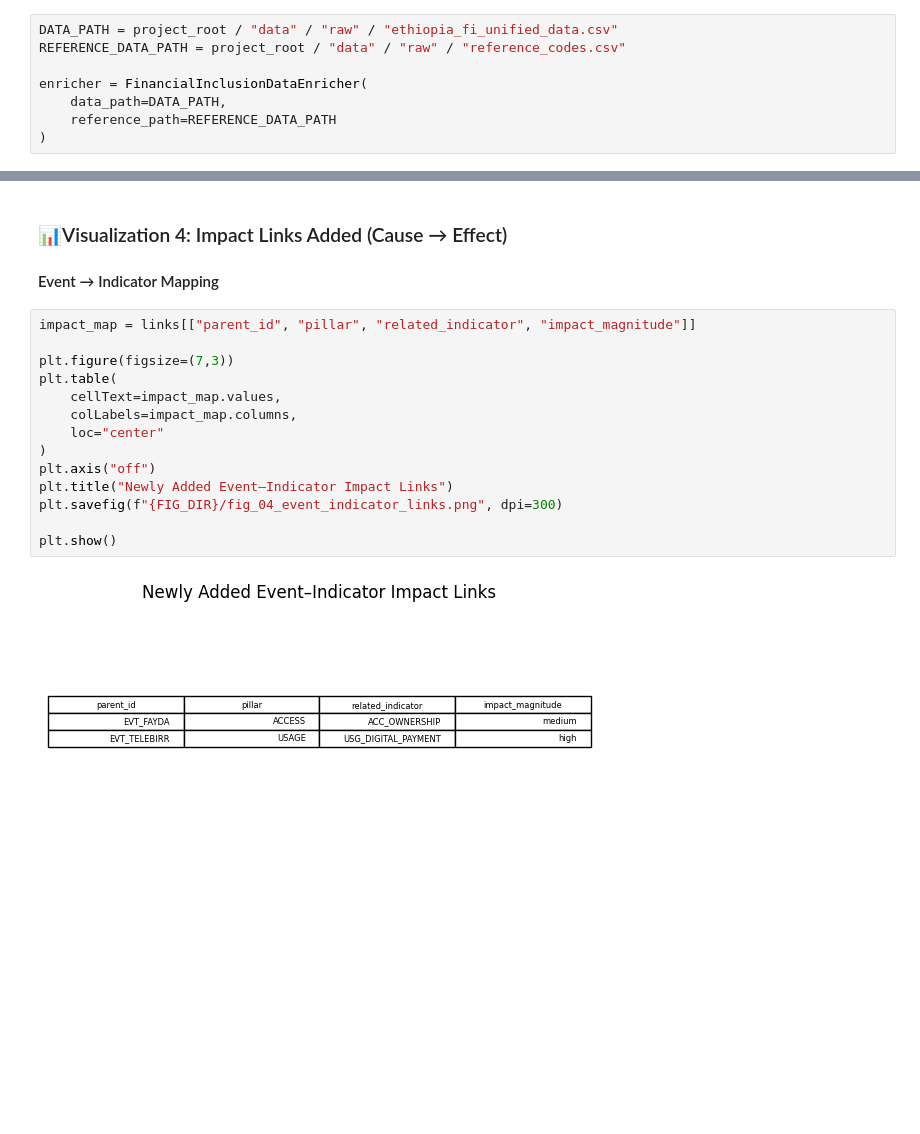
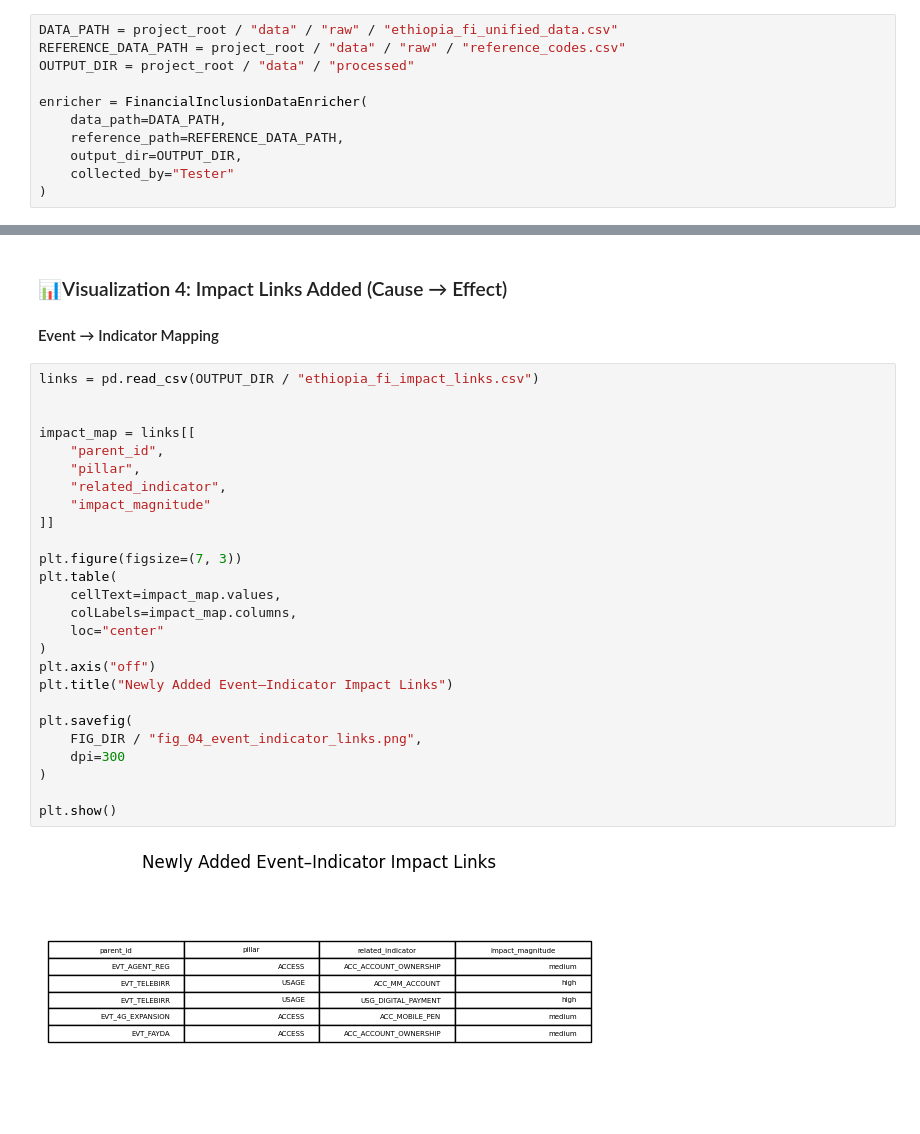
Before and after one commit to AdeyAmare/ethiopia-fi-forecast, a Jupyter notebook: notebooks/data_exploration_enrichment.ipynb, the cells around one changed output, grey strips where cells are left out. Cells and saved outputs as stored; diff of their text form; blank space fills up the shorter version.

Commit message:
Task 3: Event Impact Modeling

```diff
--- a/notebooks/data_exploration_enrichment.ipynb
+++ b/notebooks/data_exploration_enrichment.ipynb
@@ -9,10 +9,13 @@ from src.data_enrichment import FinancialInclusionDataEnricher
 # %%
 DATA_PATH = project_root / "data" / "raw" / "ethiopia_fi_unified_data.csv"
 REFERENCE_DATA_PATH = project_root / "data" / "raw" / "reference_codes.csv"
+OUTPUT_DIR = project_root / "data" / "processed"
 
 enricher = FinancialInclusionDataEnricher(
     data_path=DATA_PATH,
-    reference_path=REFERENCE_DATA_PATH
+    reference_path=REFERENCE_DATA_PATH,
+    output_dir=OUTPUT_DIR,
+    collected_by="Tester"
 )
 # %%
 enricher.load_data()
@@ -165,18 +126,30 @@ plt.show()
 ### 📊Visualization 4: Impact Links Added (Cause → Effect)
 #### Event → Indicator Mapping
 # %%
-impact_map = links[["parent_id", "pillar", "related_indicator", "impact_magnitude"]]
+links = pd.read_csv(OUTPUT_DIR / "ethiopia_fi_impact_links.csv")
 
-plt.figure(figsize=(7,3))
+
+impact_map = links[[
+    "parent_id",
+    "pillar",
+    "related_indicator",
+    "impact_magnitude"
+]]
+
+plt.figure(figsize=(7, 3))
 plt.table(
     cellText=impact_map.values,
     colLabels=impact_map.columns,
     loc="center"
 )
 plt.axis("off")
 plt.title("Newly Added Event–Indicator Impact Links")
-plt.savefig(f"{FIG_DIR}/fig_04_event_indicator_links.png", dpi=300)
+
+plt.savefig(
+    FIG_DIR / "fig_04_event_indicator_links.png",
+    dpi=300
+)
 
 plt.show()
 # %% [output]
-[figure, old version]
+[figure, new version]
```
Also changed, not shown: parts of 9 cells of this notebook, 10 other files.
